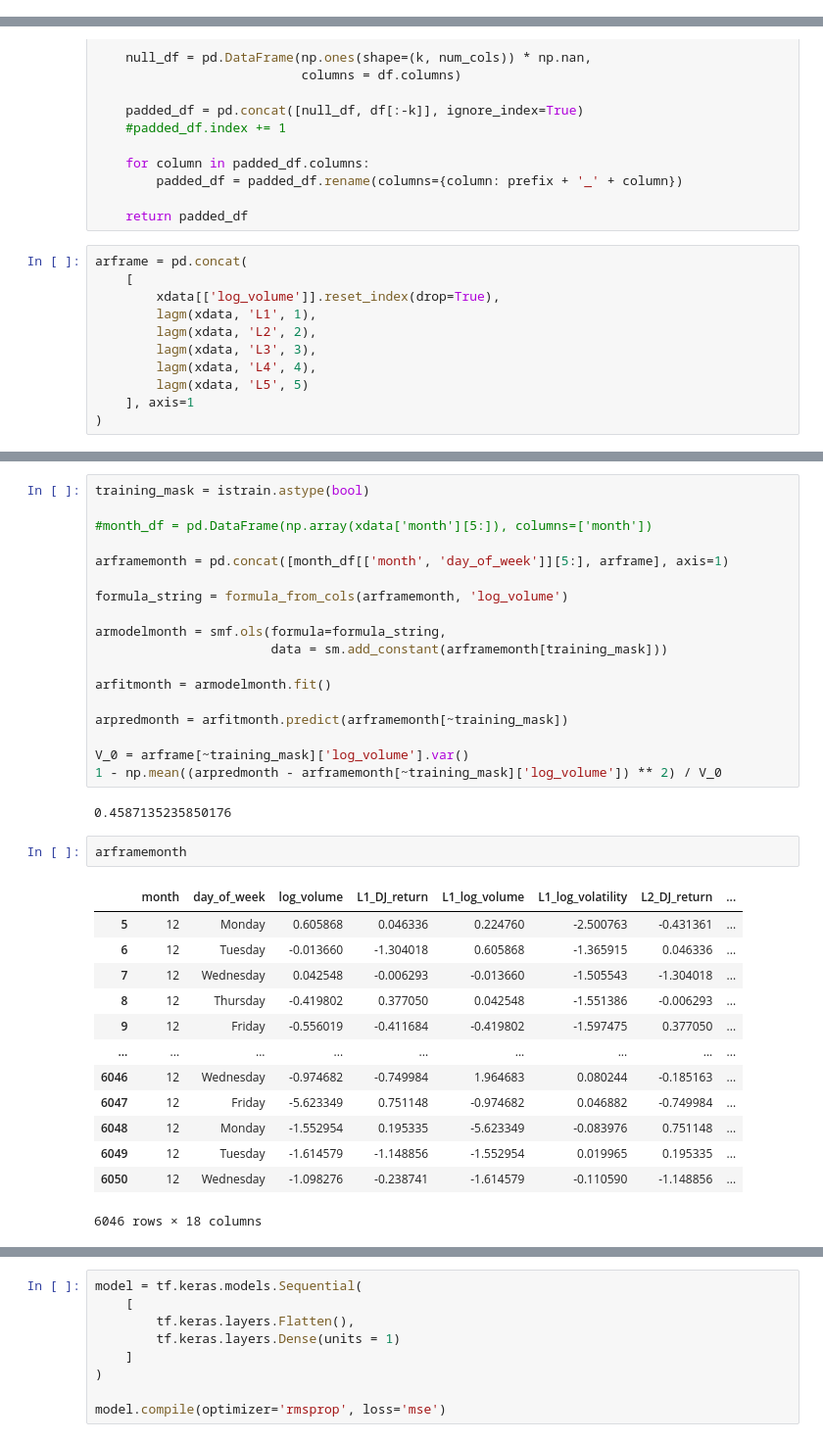
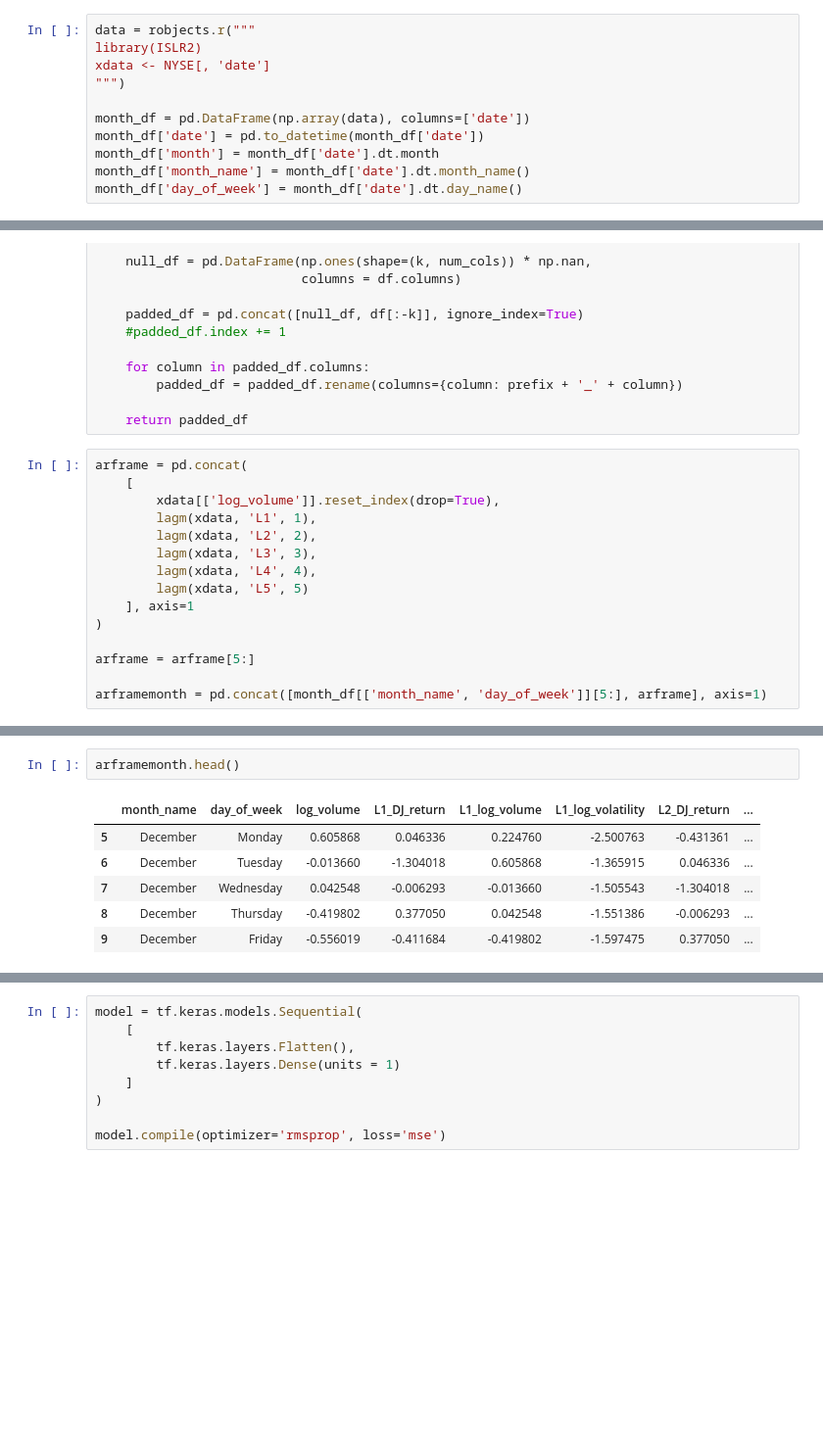
Before and after one commit to papir805/ISLR2, a Jupyter notebook: Python/chp10/exercises/chp_10_exercises_me.ipynb, the cells around one changed output, grey strips where cells are left out. Shown at 98% size. Cells and saved outputs as stored; diff of their text form; blank space fills up the shorter version.

Commit message:
Final edits of chp10 ISLR2 exercises nearly done

```diff
--- a/Python/chp10/exercises/chp_10_exercises_me.ipynb
+++ b/Python/chp10/exercises/chp_10_exercises_me.ipynb
@@ -507,3 +468,14 @@ xdata.shape
+# %%
+data = robjects.r("""
+library(ISLR2)
+xdata <- NYSE[, 'date']
+""")
+
+month_df = pd.DataFrame(np.array(data), columns=['date'])
+month_df['date'] = pd.to_datetime(month_df['date'])
+month_df['month'] = month_df['date'].dt.month
+month_df['month_name'] = month_df['date'].dt.month_name()
+month_df['day_of_week'] = month_df['date'].dt.day_name()
 # %%
 def lagm(df, prefix, k=1):
     num_rows, num_cols = df.shape
@@ -529,3 +501,7 @@ arframe = pd.concat(
         lagm(xdata, 'L5', 5)
     ], axis=1
 )
+
+arframe = arframe[5:]
+
+arframemonth = pd.concat([month_df[['month_name', 'day_of_week']][5:], arframe], axis=1)
@@ -576,36 +508,9 @@ Name: date, Length: 6051, dtype: object
-# %%
-training_mask = istrain.astype(bool)
-
-#month_df = pd.DataFrame(np.array(xdata['month'][5:]), columns=['month'])
-
-arframemonth = pd.concat([month_df[['month', 'day_of_week']][5:], arframe], axis=1)
-
-formula_string = formula_from_cols(arframemonth, 'log_volume')
-
-armodelmonth = smf.ols(formula=formula_string,
-                       data = sm.add_constant(arframemonth[training_mask]))
-
-arfitmonth = armodelmonth.fit()
-
-arpredmonth = arfitmonth.predict(arframemonth[~training_mask])
-
-V_0 = arframe[~training_mask]['log_volume'].var()
-1 - np.mean((arpredmonth - arframemonth[~training_mask]['log_volume']) ** 2) / V_0
-# %% [output]
-0.4587135235850176
 # %%
-arframemonth
+arframemonth.head()
 # %% [output]
-|  | month | day_of_week | log_volume | L1_DJ_return | L1_log_volume | L1_log_volatility | L2_DJ_return | ... |
-| 5 | 12 | Monday | 0.605868 | 0.046336 | 0.224760 | -2.500763 | -0.431361 | ... |
-| 6 | 12 | Tuesday | -0.013660 | -1.304018 | 0.605868 | -1.365915 | 0.046336 | ... |
-| 7 | 12 | Wednesday | 0.042548 | -0.006293 | -0.013660 | -1.505543 | -1.304018 | ... |
-| 8 | 12 | Thursday | -0.419802 | 0.377050 | 0.042548 | -1.551386 | -0.006293 | ... |
-| 9 | 12 | Friday | -0.556019 | -0.411684 | -0.419802 | -1.597475 | 0.377050 | ... |
-| ... | ... | ... | ... | ... | ... | ... | ... | ... |
-| 6046 | 12 | Wednesday | -0.974682 | -0.749984 | 1.964683 | 0.080244 | -0.185163 | ... |
-| 6047 | 12 | Friday | -5.623349 | 0.751148 | -0.974682 | 0.046882 | -0.749984 | ... |
-| 6048 | 12 | Monday | -1.552954 | 0.195335 | -5.623349 | -0.083976 | 0.751148 | ... |
-| 6049 | 12 | Tuesday | -1.614579 | -1.148856 | -1.552954 | 0.019965 | 0.195335 | ... |
-| 6050 | 12 | Wednesday | -1.098276 | -0.238741 | -1.614579 | -0.110590 | -1.148856 | ... |
+|  | month_name | day_of_week | log_volume | L1_DJ_return | L1_log_volume | L1_log_volatility | L2_DJ_return | ... |
+| 5 | December | Monday | 0.605868 | 0.046336 | 0.224760 | -2.500763 | -0.431361 | ... |
+| 6 | December | Tuesday | -0.013660 | -1.304018 | 0.605868 | -1.365915 | 0.046336 | ... |
+| 7 | December | Wednesday | 0.042548 | -0.006293 | -0.013660 | -1.505543 | -1.304018 | ... |
+| 8 | December | Thursday | -0.419802 | 0.377050 | 0.042548 | -1.551386 | -0.006293 | ... |
+| 9 | December | Friday | -0.556019 | -0.411684 | -0.419802 | -1.597475 | 0.377050 | ... |
-6046 rows × 18 columns
```
Also changed, not shown: parts of 76 cells of this notebook, 3 other files.
